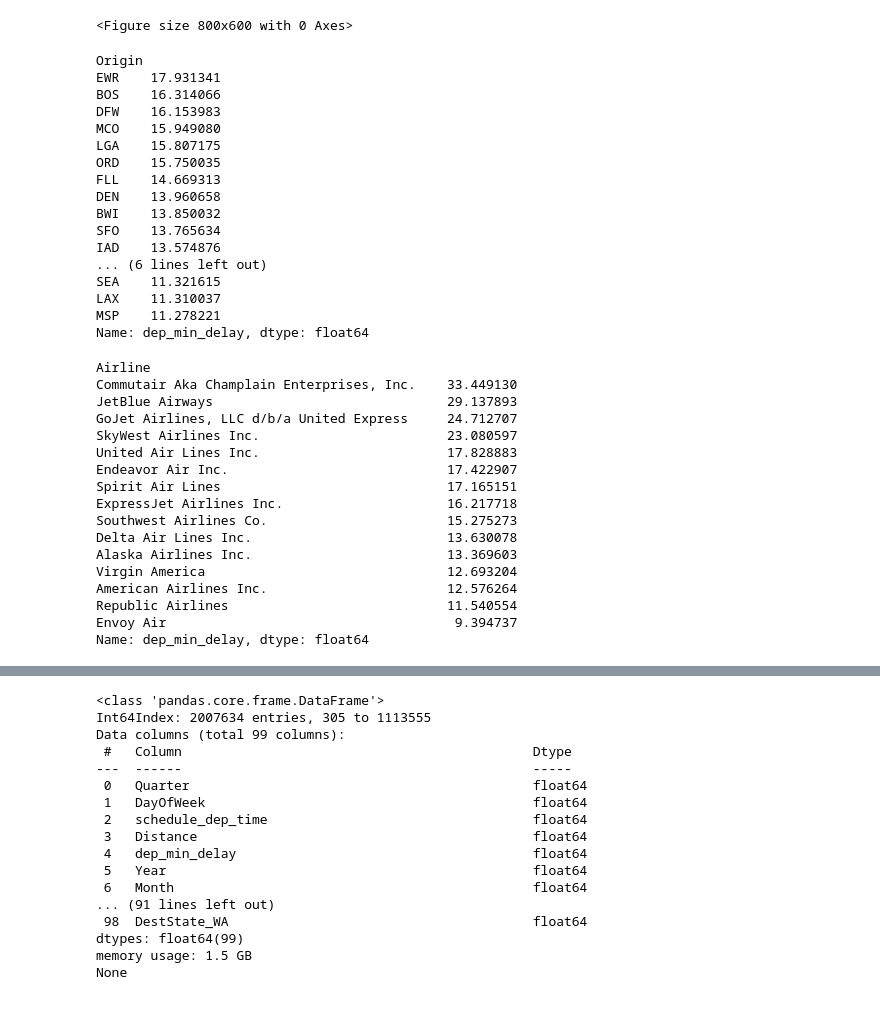
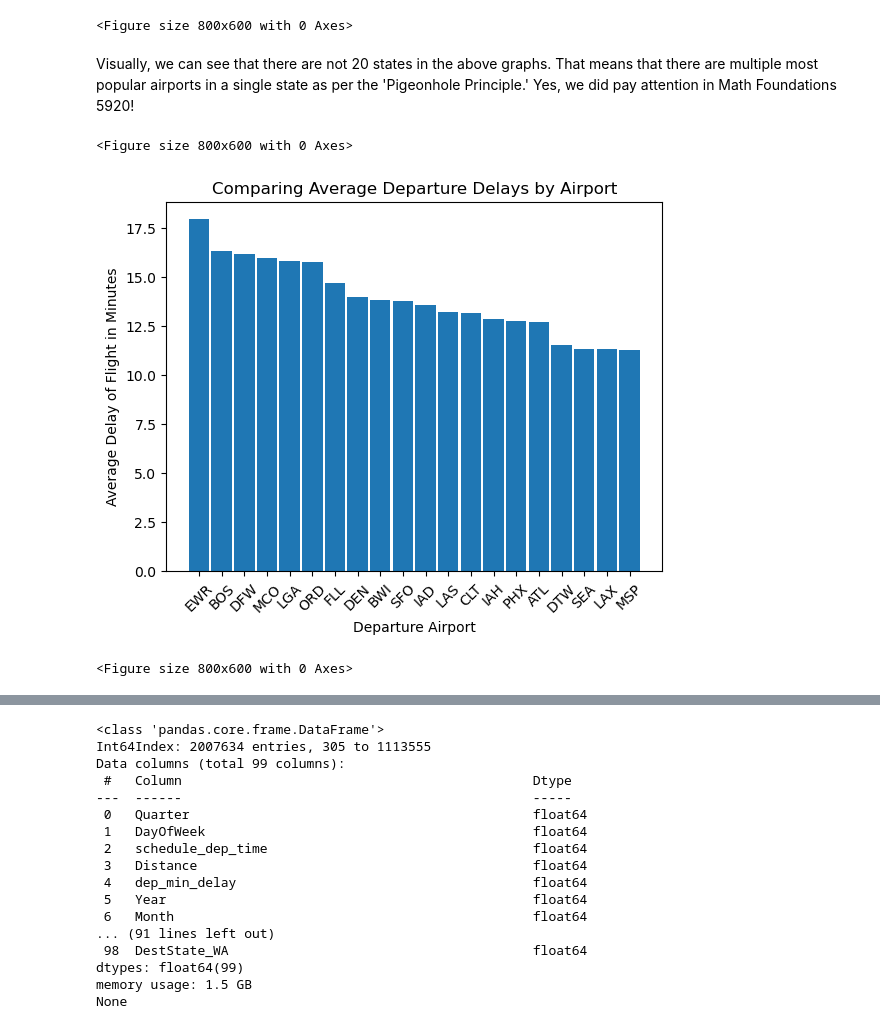
Before and after one commit to parkerho/545Project, a Jupyter notebook: project-notebook.ipynb, the cells around one changed output, grey strips where cells are left out. Cells and saved outputs as stored; diff of their text form; code cells hidden in the pictures.

```diff
--- a/project-notebook.ipynb
+++ b/project-notebook.ipynb
@@ -328,58 +324,19 @@ plt.figure(figsize=(8,6))
-# %%
-#Now let's see which airports have the most departure delays
-
-#group by Origin and we want the dep_min_delay to get an average for all flights coming out of that airport
-airport_delays = df_flights_2018_clean_reduced.groupby('Origin')['dep_min_delay'].mean()
-#now we sort by descending value
-airport_delays_sorted = airport_delays.sort_values(ascending=False)
-print(airport_delays_sorted.head(20))
-
-#Interesting. So EWR (Newark) has the worst average delay with 14.7 minutes, then Dallas is second with 13.3 mins of delay.
-#Seattle is the best of our major airports with only 8.03 mins of average delay.
-# %% [output]
-Origin
-EWR    17.931341
-BOS    16.314066
-DFW    16.153983
-MCO    15.949080
-LGA    15.807175
-ORD    15.750035
-FLL    14.669313
-DEN    13.960658
-BWI    13.850032
-SFO    13.765634
-IAD    13.574876
-... (6 lines left out)
-SEA    11.321615
-LAX    11.310037
-MSP    11.278221
-Name: dep_min_delay, dtype: float64
-# %%
-#let's dig into the Newark data more to find out why the delays are so bad.
-#which airlines at Newark have the worst delays?
-#get the flights only from Newark
-flights_from_EWR = df_flights_2018_clean_reduced[df_flights_2018_clean_reduced['Origin'] == 'EWR']
-
-#groupby airline and rank the average delay
-EWR_delays = flights_from_EWR.groupby('Airline')['dep_min_delay'].mean()
-print(EWR_delays.sort_values(ascending=False))
-
-#Wow! Hopefully you're not flying Commutiar or JetBlue anytime soon out of Newark!
-# %% [output]
-Airline
-Commutair Aka Champlain Enterprises, Inc.    33.449130
-JetBlue Airways                              29.137893
-GoJet Airlines, LLC d/b/a United Express     24.712707
-SkyWest Airlines Inc.                        23.080597
-United Air Lines Inc.                        17.828883
-Endeavor Air Inc.                            17.422907
-Spirit Air Lines                             17.165151
-ExpressJet Airlines Inc.                     16.217718
-Southwest Airlines Co.                       15.275273
-Delta Air Lines Inc.                         13.630078
-Alaska Airlines Inc.                         13.369603
-Virgin America                               12.693204
-American Airlines Inc.                       12.576264
-Republic Airlines                            11.540554
-Envoy Air                                     9.394737
-Name: dep_min_delay, dtype: float64
+# %% [markdown]
+Visually, we can see that there are not 20 states in the above graphs. That means that there are
+multiple most popular airports in a single state as per the 'Pigeonhole Principle.' Yes, we did
+pay attention in Math Foundations 5920!
+# %%
+# We now consider the question of which airports have the worst departure delays
+
+airport_delays = df_flights_2018_clean_reduced.groupby('Origin')['dep_min_delay'].mean().sort_values(ascending=False).reset_index()
+
+plt.bar(airport_delays['Origin'], airport_delays['dep_min_delay'], width=.9, align='center')
+plt.xlabel("Departure Airport")
+plt.ylabel("Average Delay of Flight in Minutes")
+plt.title("Comparing Average Departure Delays by Airport")
+plt.xticks(rotation=45)
+plt.figure(figsize=(8,6))
+# %% [output]
+<Figure size 800x600 with 0 Axes>
+[figure, added]
+<Figure size 800x600 with 0 Axes>
```
Also changed, not shown: parts of 20 cells of this notebook.
